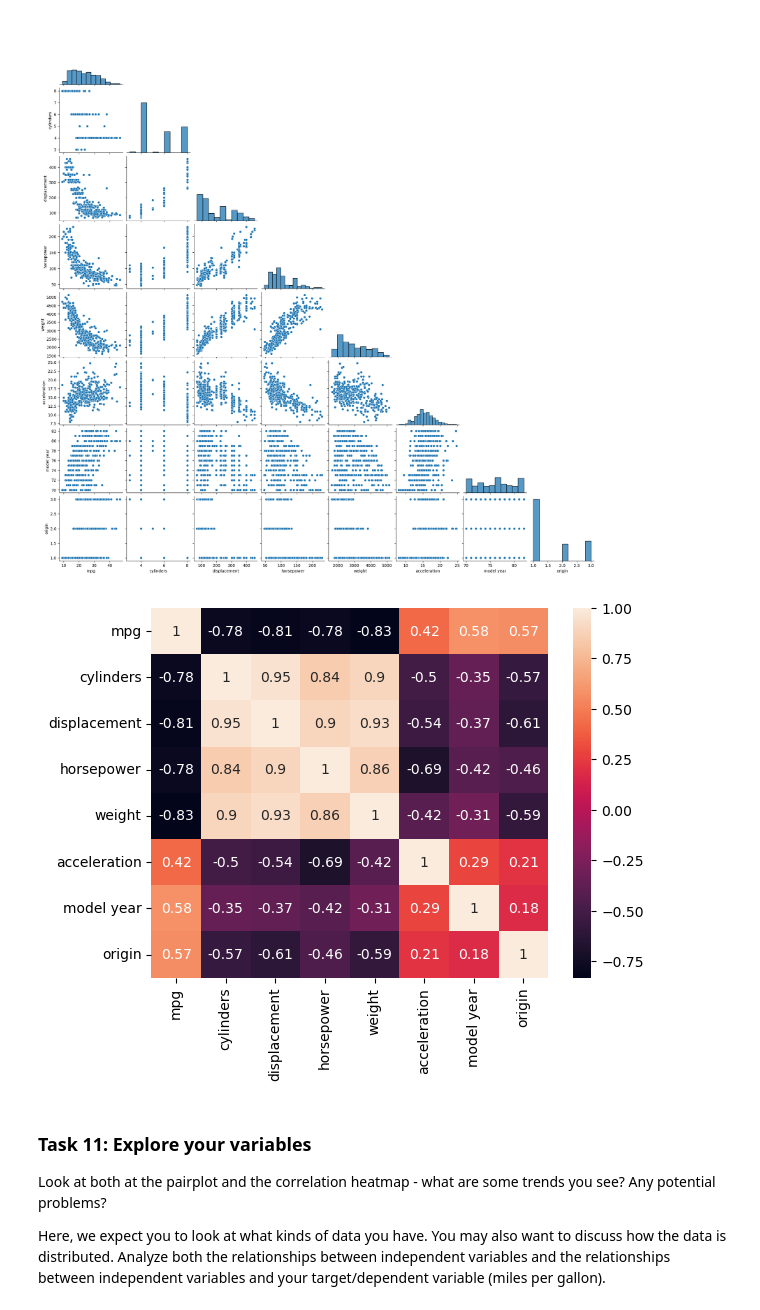
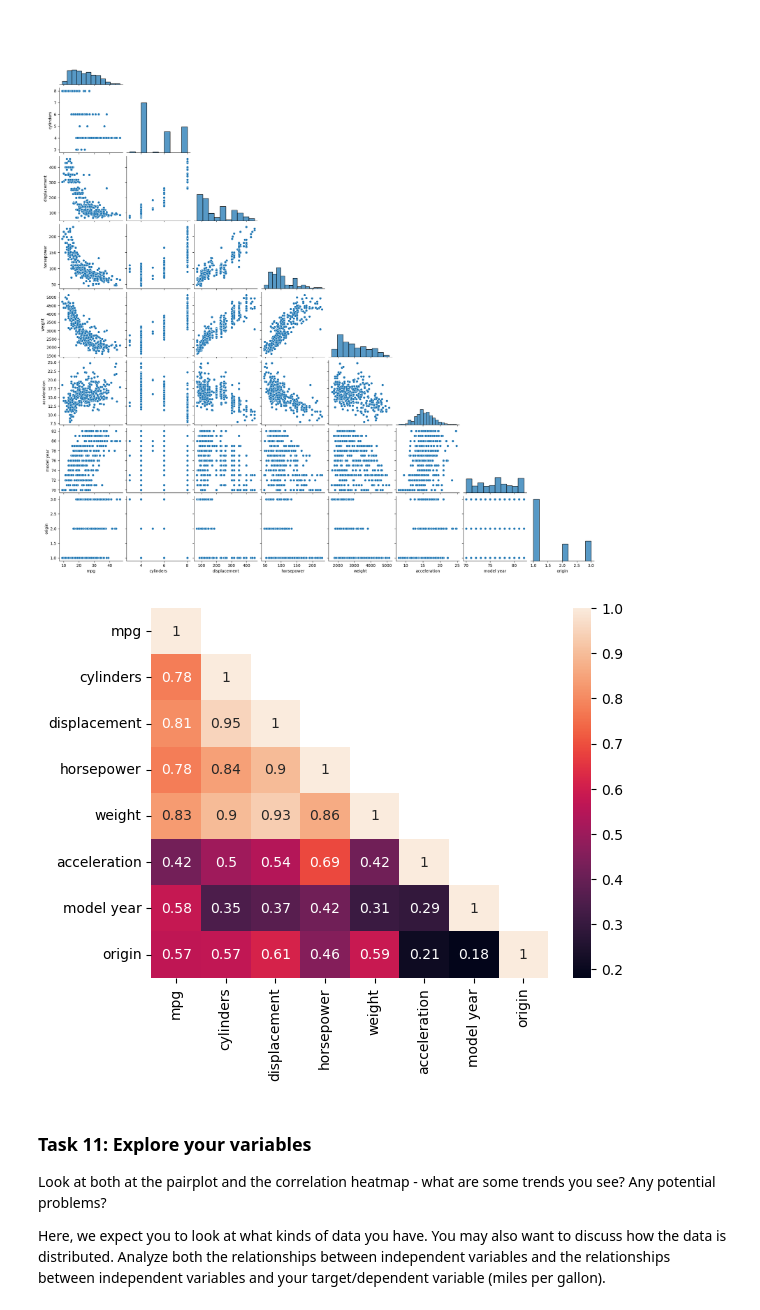
Before and after one commit to alexanderdaffara/NYC-DS-010923, a Jupyter notebook: CodeChallengeReviews/Phase2/P2-Code-Challenge-Review.ipynb, the cells around one changed output. Saved outputs shown, nothing was run; the diff lists cells and outputs as text; code cells hidden in the pictures.

```diff
--- a/CodeChallengeReviews/Phase2/P2-Code-Challenge-Review.ipynb
+++ b/CodeChallengeReviews/Phase2/P2-Code-Challenge-Review.ipynb
@@ -255,9 +258,11 @@ plt.show()
 [figure]
 # %%
 # Create a correlation heatmap as well, with seaborn plus the 'corr' function
-sns.heatmap(df.corr(), annot=True);
+c = df.corr().abs()
+mask = np.triu(np.ones_like(c).astype(bool), k=1)
+sns.heatmap(c, annot=True, mask=mask);
 # %% [output]
-[figure, old version]
+[figure, new version]
 # %% [markdown]
 ### Task 11: Explore your variables
 
```
Also changed, not shown: parts of 10 cells of this notebook.
